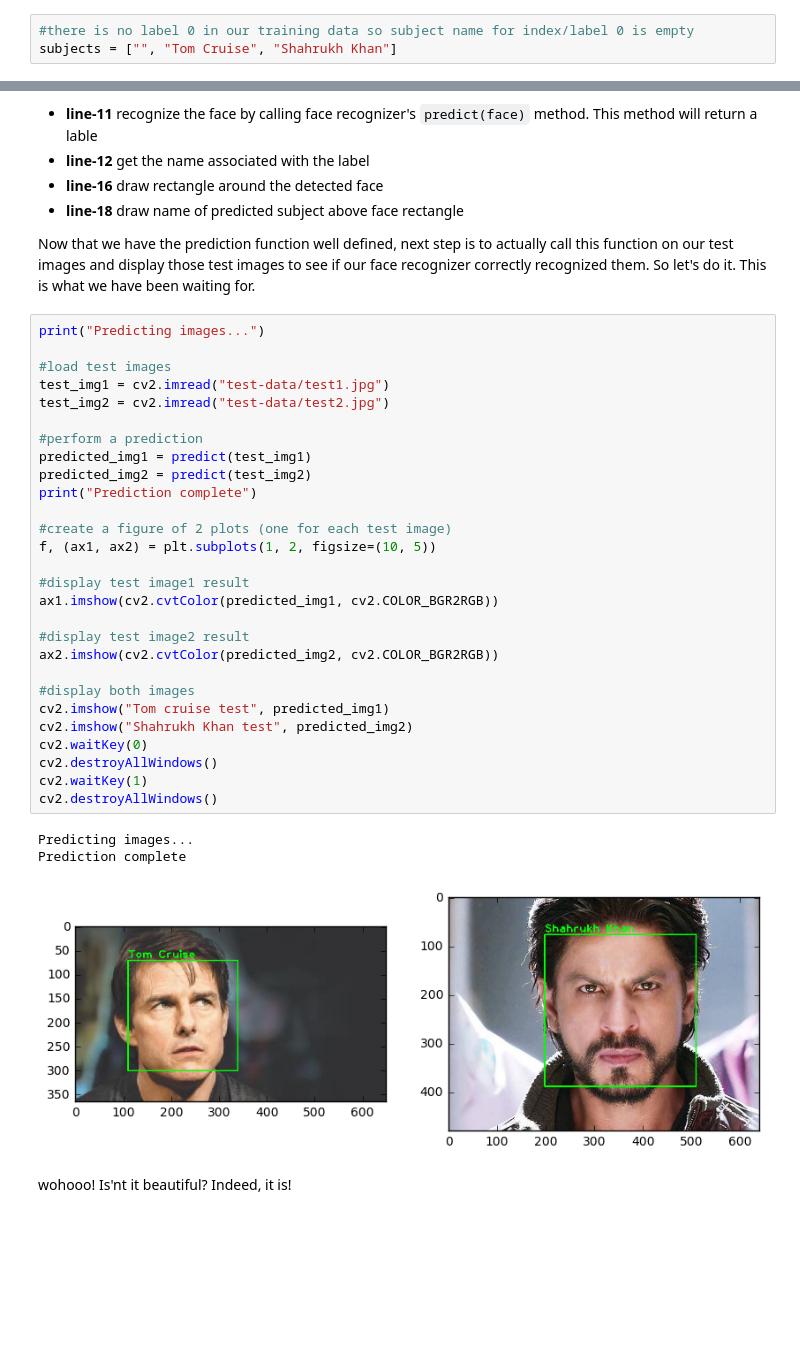
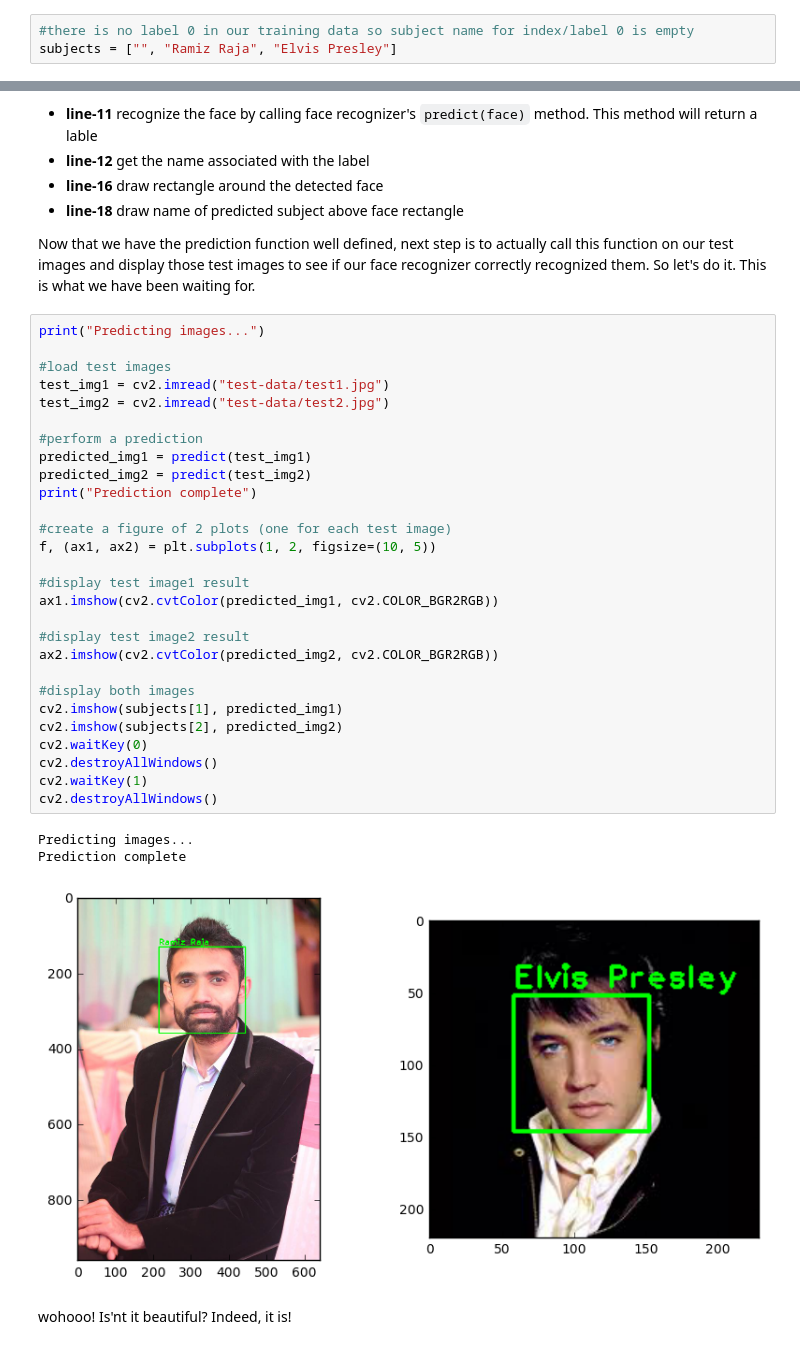
Before and after one commit to informramiz/opencv-face-recognition-python, a Jupyter notebook: OpenCV-Face-Recognition-Python.ipynb, the cells around one changed output, grey strips where cells are left out. Saved outputs shown, nothing was run; the diff lists cells and outputs as text; blank space fills up the shorter version.

Commit message:
refactor: Use new training, testing and demo images

```diff
--- a/OpenCV-Face-Recognition-Python.ipynb
+++ b/OpenCV-Face-Recognition-Python.ipynb
@@ -165,7 +165,7 @@ As OpenCV face recognizer accepts labels as integers so we need to define a mapp
 **Note:** As we have not assigned `label 0` to any person so **the mapping for label 0 is empty**.
 # %%
 #there is no label 0 in our training data so subject name for index/label 0 is empty
-subjects = ["", "Tom Cruise", "Shahrukh Khan"]
+subjects = ["", "Ramiz Raja", "Elvis Presley"]
 # %% [markdown]
 ### Prepare training data
 # %% [markdown]
@@ -423,35 +423,35 @@ Now that we have the prediction function well defined, next step is to actually
 # %%
 print("Predicting images...")
 
 #load test images
 test_img1 = cv2.imread("test-data/test1.jpg")
 test_img2 = cv2.imread("test-data/test2.jpg")
 
 #perform a prediction
 predicted_img1 = predict(test_img1)
 predicted_img2 = predict(test_img2)
 print("Prediction complete")
 
 #create a figure of 2 plots (one for each test image)
 f, (ax1, ax2) = plt.subplots(1, 2, figsize=(10, 5))
 
 #display test image1 result
 ax1.imshow(cv2.cvtColor(predicted_img1, cv2.COLOR_BGR2RGB))
 
 #display test image2 result
 ax2.imshow(cv2.cvtColor(predicted_img2, cv2.COLOR_BGR2RGB))
 
 #display both images
-cv2.imshow("Tom cruise test", predicted_img1)
-cv2.imshow("Shahrukh Khan test", predicted_img2)
+cv2.imshow(subjects[1], predicted_img1)
+cv2.imshow(subjects[2], predicted_img2)
 cv2.waitKey(0)
 cv2.destroyAllWindows()
 cv2.waitKey(1)
 cv2.destroyAllWindows()
 # %% [output]
 Predicting images...
 Prediction complete
-[figure, old version]
+[figure, new version]
 # %% [markdown]
 wohooo! Is'nt it beautiful? Indeed, it is!
 # %% [markdown]
```
Also changed, not shown: parts of 2 cells of this notebook.
